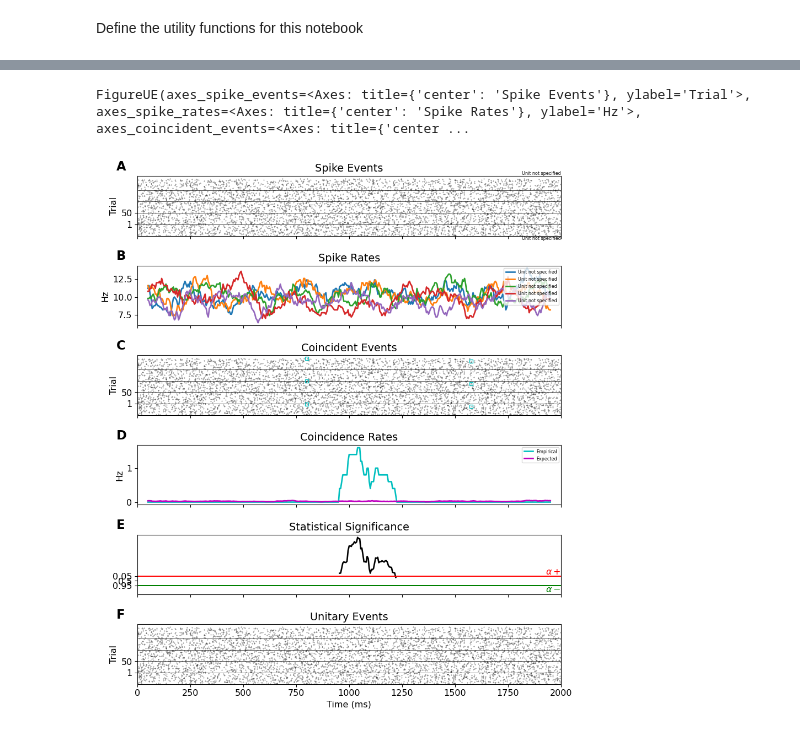
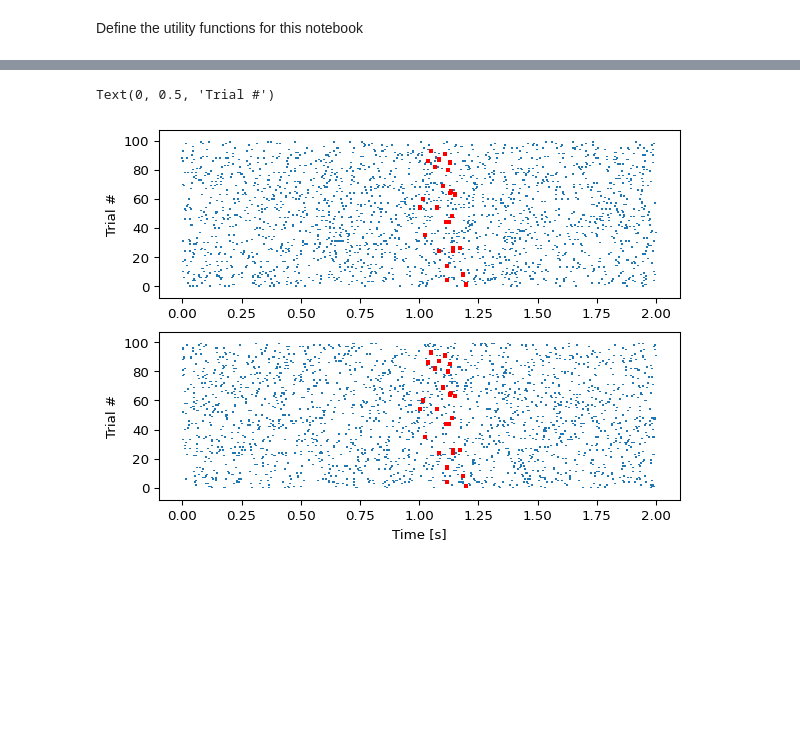
Before and after one commit to 110000111111000/Intro-to-Neural-Spike-Analysis-in-Python, a Jupyter notebook: assign/07_detecting_synchronicity_with_unitary_event_analysis/detecting_synchronicity_with_unitary_event_analysis.ipynb, the cells around one changed output, grey strips where cells are left out. Cells and saved outputs as stored; diff of their text form; code cells hidden in the pictures; blank space fills up the shorter version.

```diff
--- a/assign/07_detecting_synchronicity_with_unitary_event_analysis/detecting_synchronicity_with_unitary_event_analysis.ipynb
+++ b/assign/07_detecting_synchronicity_with_unitary_event_analysis/detecting_synchronicity_with_unitary_event_analysis.ipynb
@@ -372,12 +109,22 @@ Is there a way to plot only one specific pattern hash?
-# %%
-idx = 4
-x = UE.copy()
-x["input_parameters"]["pattern_hash"] = [x["input_parameters"]["pattern_hash"][idx]]
-x["Js"] = x["Js"][:, idx]
-x["n_emp"] = x["n_emp"][:, idx]
-x["n_exp"] = x["n_exp"][:, idx]
-x["rate_avg"] = x["rate_avg"][:, idx]
-plot_ue(trials, x, significance_level=0.05)
-# %% [output]
-FigureUE(axes_spike_events=<Axes: title={'center': 'Spike Events'}, ylabel='Trial'>, axes_spike_rates=<Axes: title={'center': 'Spike Rates'}, ylabel='Hz'>, axes_coincident_events=<Axes: title={'center ...
-[figure, removed]
+# %%
+trials, sync_spikes = utils.spike_trains_with_unitary_events(
+    n_neurons=2, n_trials=100, base_rate=10 * pq.Hz, sync_rate=1 * pq.Hz
+)
+
+ax1 = plt.subplot(2, 1, 1)
+plt.eventplot([trial[0].times for trial in trials])
+plt.eventplot(
+    [st.times for st in sync_spikes], color="red", linewidths=3, linelengths=3
+)
+plt.ylabel("Trial #")
+
+ax2 = plt.subplot(2, 1, 2, sharex=ax1, sharey=ax1)
+plt.eventplot([trial[1].times for trial in trials])
+plt.eventplot(
+    [st.times for st in sync_spikes], color="red", linewidths=3, linelengths=3
+)
+plt.xlabel("Time [s]")
+plt.ylabel("Trial #")
+# %% [output]
+Text(0, 0.5, 'Trial #')
+[figure, added]
```
Also changed, not shown: parts of 12 cells of this notebook, 5 other files.
